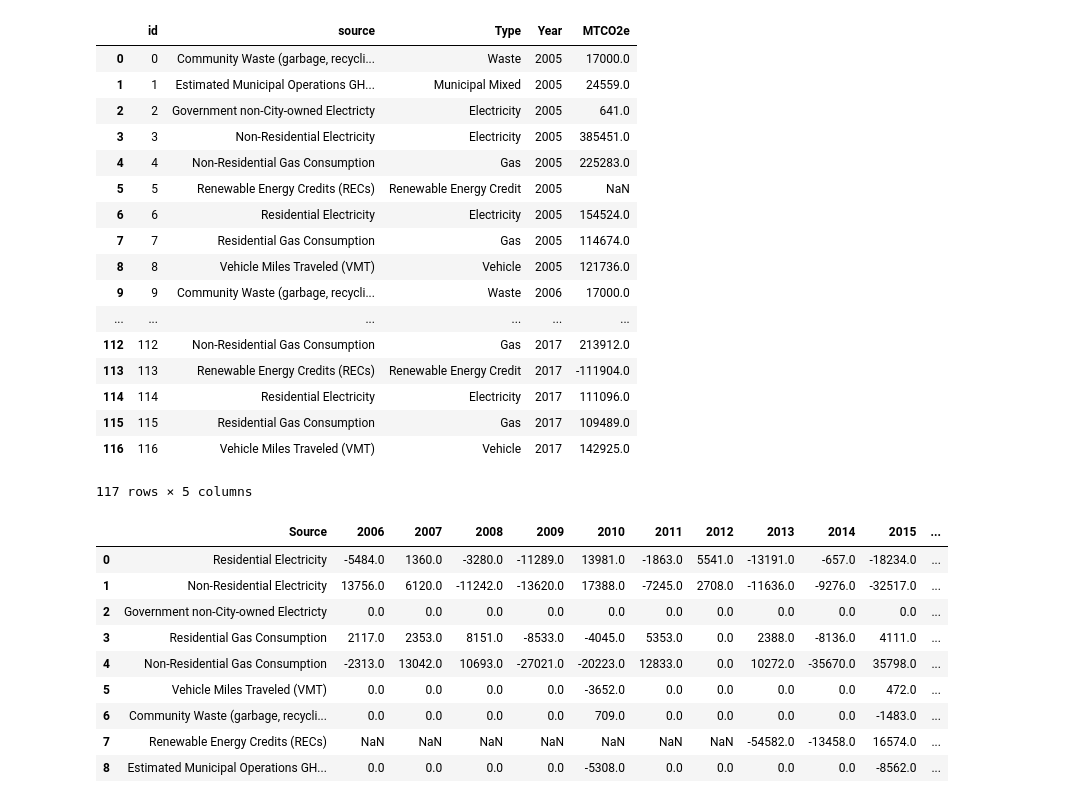
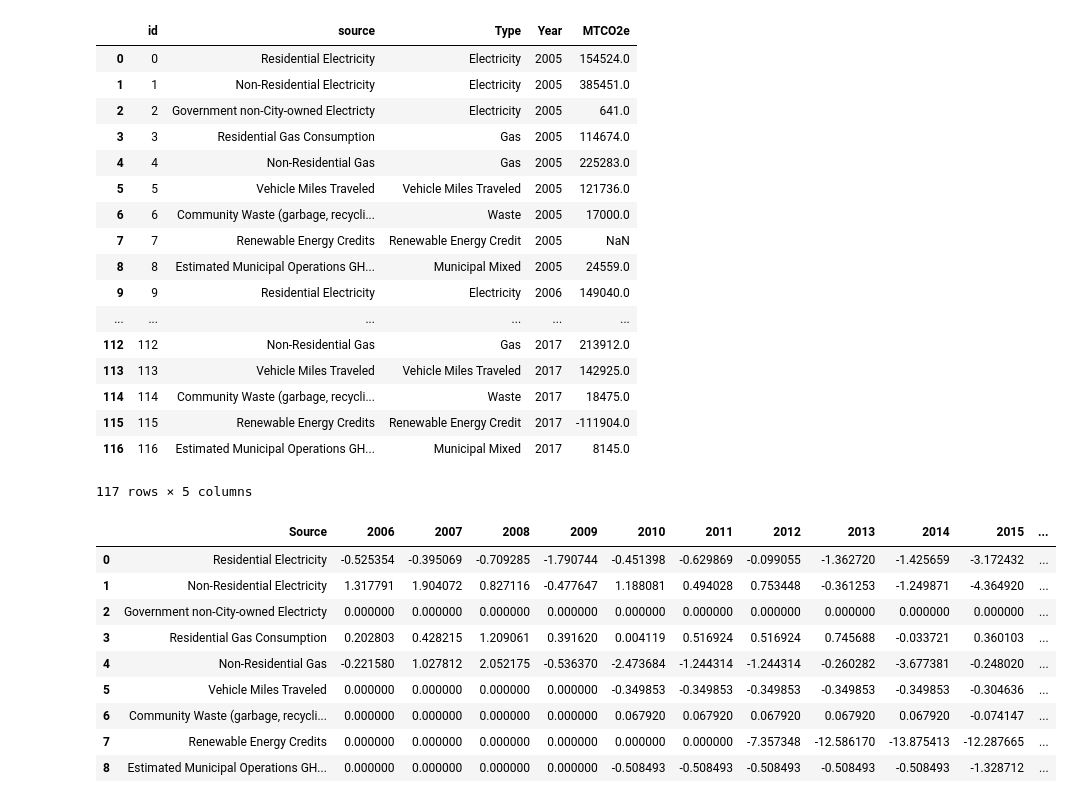
Before and after one commit to ACiDS-NU/evanston_viz_2019, a Jupyter notebook: notebooks/Emissions2017_clean_barplots.ipynb, the cells around one changed output. Cells and saved outputs as stored; diff of their text form; code cells hidden in the pictures.

```diff
--- a/notebooks/Emissions2017_clean_barplots.ipynb
+++ b/notebooks/Emissions2017_clean_barplots.ipynb
@@ -27,7 +27,9 @@ small_row_names = ['Large Commercial Electricity',
                    'CTA Rail Electricty']
 emissions_trunc = emissions_trunc.drop(small_row_names)
 rename_dict = {'Small Commercial Electricity':'Non-Residential Electricity',
-              'Industrial Gas Consumption': 'Non-Residential Gas Consumption'}
+              'Industrial Gas Consumption': 'Non-Residential Gas',
+              'Vehicle Miles Traveled (VMT)':'Vehicle Miles Traveled',
+              'Renewable Energy Credits (RECs)':'Renewable Energy Credits'}
 emissions_trunc = emissions_trunc.rename(rename_dict).iloc[:,1:]
 emissions_trunc.to_csv('../src/data/interim/2005-2017_lessTruncated.csv')
 
@@ -50,55 +52,56 @@ emissions_lvld.loc[:, 'type'] = [
     'Electricity',
     'Gas',
     'Gas',
-    'Vehicle',
+    'Vehicle Miles Traveled',
     'Waste',
     'Renewable Energy Credit',
     'Municipal Mixed'
 ]
-emissions_lvld = emissions_lvld.sort_index()
+
 emissions_long = emissions_lvld.melt(col_level=0, id_vars=['id', 'source', 'type'], value_vars=year_str, var_name='Year')
-emissions_long.sort_index()
 emissions_long['id'] = emissions_long.index
 emissions_long.rename(columns={'value':'MTCO2e', 'type':'Type'}, inplace=True)
 emissions_long
 # %% [output]
 |  | id | source | Type | Year | MTCO2e |
-| 0 | 0 | Community Waste (garbage, recycli... | Waste | 2005 | 17000.0 |
-| 1 | 1 | Estimated Municipal Operations GH... | Municipal Mixed | 2005 | 24559.0 |
+| 0 | 0 | Residential Electricity | Electricity | 2005 | 154524.0 |
+| 1 | 1 | Non-Residential Electricity | Electricity | 2005 | 385451.0 |
 | 2 | 2 | Government non-City-owned Electricty | Electricity | 2005 | 641.0 |
-| 3 | 3 | Non-Residential Electricity | Electricity | 2005 | 385451.0 |
-| 4 | 4 | Non-Residential Gas Consumption | Gas | 2005 | 225283.0 |
-| 5 | 5 | Renewable Energy Credits (RECs) | Renewable Energy Credit | 2005 | NaN |
-| 6 | 6 | Residential Electricity | Electricity | 2005 | 154524.0 |
-| 7 | 7 | Residential Gas Consumption | Gas | 2005 | 114674.0 |
-| 8 | 8 | Vehicle Miles Traveled (VMT) | Vehicle | 2005 | 121736.0 |
-| 9 | 9 | Community Waste (garbage, recycli... | Waste | 2006 | 17000.0 |
+| 3 | 3 | Residential Gas Consumption | Gas | 2005 | 114674.0 |
+| 4 | 4 | Non-Residential Gas | Gas | 2005 | 225283.0 |
+| 5 | 5 | Vehicle Miles Traveled | Vehicle Miles Traveled | 2005 | 121736.0 |
+| 6 | 6 | Community Waste (garbage, recycli... | Waste | 2005 | 17000.0 |
+| 7 | 7 | Renewable Energy Credits | Renewable Energy Credit | 2005 | NaN |
+| 8 | 8 | Estimated Municipal Operations GH... | Municipal Mixed | 2005 | 24559.0 |
+| 9 | 9 | Residential Electricity | Electricity | 2006 | 149040.0 |
 | ... | ... | ... | ... | ... | ... |
-| 112 | 112 | Non-Residential Gas Consumption | Gas | 2017 | 213912.0 |
-| 113 | 113 | Renewable Energy Credits (RECs) | Renewable Energy Credit | 2017 | -111904.0 |
-| 114 | 114 | Residential Electricity | Electricity | 2017 | 111096.0 |
-| 115 | 115 | Residential Gas Consumption | Gas | 2017 | 109489.0 |
-| 116 | 116 | Vehicle Miles Traveled (VMT) | Vehicle | 2017 | 142925.0 |
+| 112 | 112 | Non-Residential Gas | Gas | 2017 | 213912.0 |
+| 113 | 113 | Vehicle Miles Traveled | Vehicle Miles Traveled | 2017 | 142925.0 |
+| 114 | 114 | Community Waste (garbage, recycli... | Waste | 2017 | 18475.0 |
+| 115 | 115 | Renewable Energy Credits | Renewable Energy Credit | 2017 | -111904.0 |
+| 116 | 116 | Estimated Municipal Operations GH... | Municipal Mixed | 2017 | 8145.0 |
 117 rows × 5 columns
 # %%
 emissions_long.to_csv('../src/data/interim/emissions2017_long_simple.csv')
 # %%
-diff = emissions_trunc.diff(axis=1)
+emissions_trunc = emissions_trunc.fillna(0)
+diff = emissions_trunc.sub(emissions_trunc.iloc[:,0], axis='index')
+diff = diff.div(sum(emissions_trunc.iloc[:,0]))*100
 diff.to_csv('../src/data/interim/2005-2017_lessTruncated_diff.csv')
 trunc_emissions = pd.read_csv('../src/data/interim/2005-2017_lessTruncated_diff.csv')
 trunc_emissions = trunc_emissions.drop('2005', axis=1)
 trunc_emissions
 # %% [output]
 |  | Source | 2006 | 2007 | 2008 | 2009 | 2010 | 2011 | 2012 | 2013 | 2014 | 2015 | ... |
-| 0 | Residential Electricity | -5484.0 | 1360.0 | -3280.0 | -11289.0 | 13981.0 | -1863.0 | 5541.0 | -13191.0 | -657.0 | -18234.0 | ... |
-| 1 | Non-Residential Electricity | 13756.0 | 6120.0 | -11242.0 | -13620.0 | 17388.0 | -7245.0 | 2708.0 | -11636.0 | -9276.0 | -32517.0 | ... |
-| 2 | Government non-City-owned Electricty | 0.0 | 0.0 | 0.0 | 0.0 | 0.0 | 0.0 | 0.0 | 0.0 | 0.0 | 0.0 | ... |
-| 3 | Residential Gas Consumption | 2117.0 | 2353.0 | 8151.0 | -8533.0 | -4045.0 | 5353.0 | 0.0 | 2388.0 | -8136.0 | 4111.0 | ... |
-| 4 | Non-Residential Gas Consumption | -2313.0 | 13042.0 | 10693.0 | -27021.0 | -20223.0 | 12833.0 | 0.0 | 10272.0 | -35670.0 | 35798.0 | ... |
-| 5 | Vehicle Miles Traveled (VMT) | 0.0 | 0.0 | 0.0 | 0.0 | -3652.0 | 0.0 | 0.0 | 0.0 | 0.0 | 472.0 | ... |
-| 6 | Community Waste (garbage, recycli... | 0.0 | 0.0 | 0.0 | 0.0 | 709.0 | 0.0 | 0.0 | 0.0 | 0.0 | -1483.0 | ... |
-| 7 | Renewable Energy Credits (RECs) | NaN | NaN | NaN | NaN | NaN | NaN | NaN | -54582.0 | -13458.0 | 16574.0 | ... |
-| 8 | Estimated Municipal Operations GH... | 0.0 | 0.0 | 0.0 | 0.0 | -5308.0 | 0.0 | 0.0 | 0.0 | 0.0 | -8562.0 | ... |
+| 0 | Residential Electricity | -0.525354 | -0.395069 | -0.709285 | -1.790744 | -0.451398 | -0.629869 | -0.099055 | -1.362720 | -1.425659 | -3.172432 | ... |
+| 1 | Non-Residential Electricity | 1.317791 | 1.904072 | 0.827116 | -0.477647 | 1.188081 | 0.494028 | 0.753448 | -0.361253 | -1.249871 | -4.364920 | ... |
+| 2 | Government non-City-owned Electricty | 0.000000 | 0.000000 | 0.000000 | 0.000000 | 0.000000 | 0.000000 | 0.000000 | 0.000000 | 0.000000 | 0.000000 | ... |
+| 3 | Residential Gas Consumption | 0.202803 | 0.428215 | 1.209061 | 0.391620 | 0.004119 | 0.516924 | 0.516924 | 0.745688 | -0.033721 | 0.360103 | ... |
+| 4 | Non-Residential Gas | -0.221580 | 1.027812 | 2.052175 | -0.536370 | -2.473684 | -1.244314 | -1.244314 | -0.260282 | -3.677381 | -0.248020 | ... |
+| 5 | Vehicle Miles Traveled | 0.000000 | 0.000000 | 0.000000 | 0.000000 | -0.349853 | -0.349853 | -0.349853 | -0.349853 | -0.349853 | -0.304636 | ... |
+| 6 | Community Waste (garbage, recycli... | 0.000000 | 0.000000 | 0.000000 | 0.000000 | 0.067920 | 0.067920 | 0.067920 | 0.067920 | 0.067920 | -0.074147 | ... |
+| 7 | Renewable Energy Credits | 0.000000 | 0.000000 | 0.000000 | 0.000000 | 0.000000 | 0.000000 | -7.357348 | -12.586170 | -13.875413 | -12.287665 | ... |
+| 8 | Estimated Municipal Operations GH... | 0.000000 | 0.000000 | 0.000000 | 0.000000 | -0.508493 | -0.508493 | -0.508493 | -0.508493 | -0.508493 | -1.328712 | ... |
 # %%
 year_str = [str(int(blah)) for blah in np.linspace(2006, 2017, 12)]
 idx_list = trunc_emissions.index
```
Also changed, not shown: parts of 1 cell of this notebook, 1 other file.
